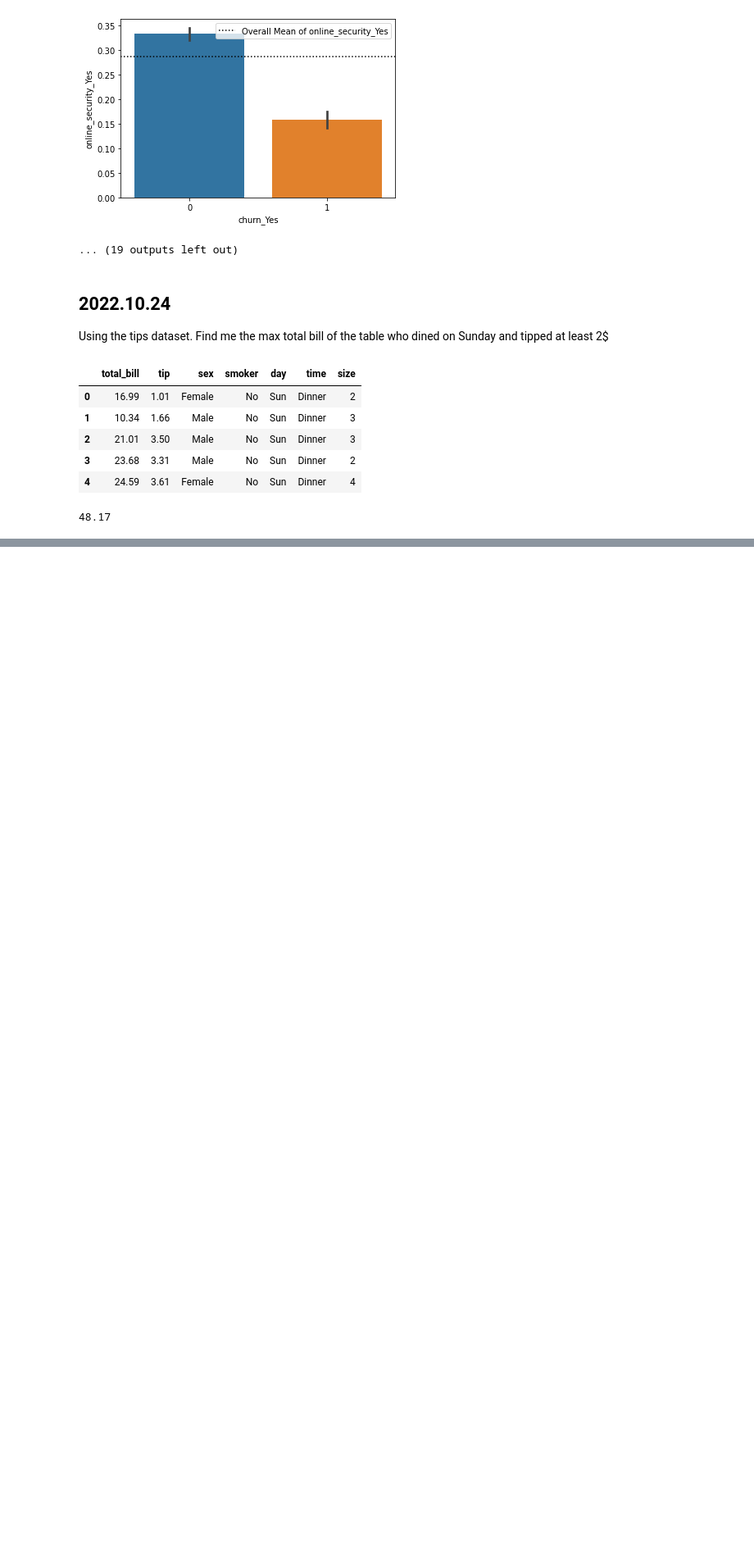
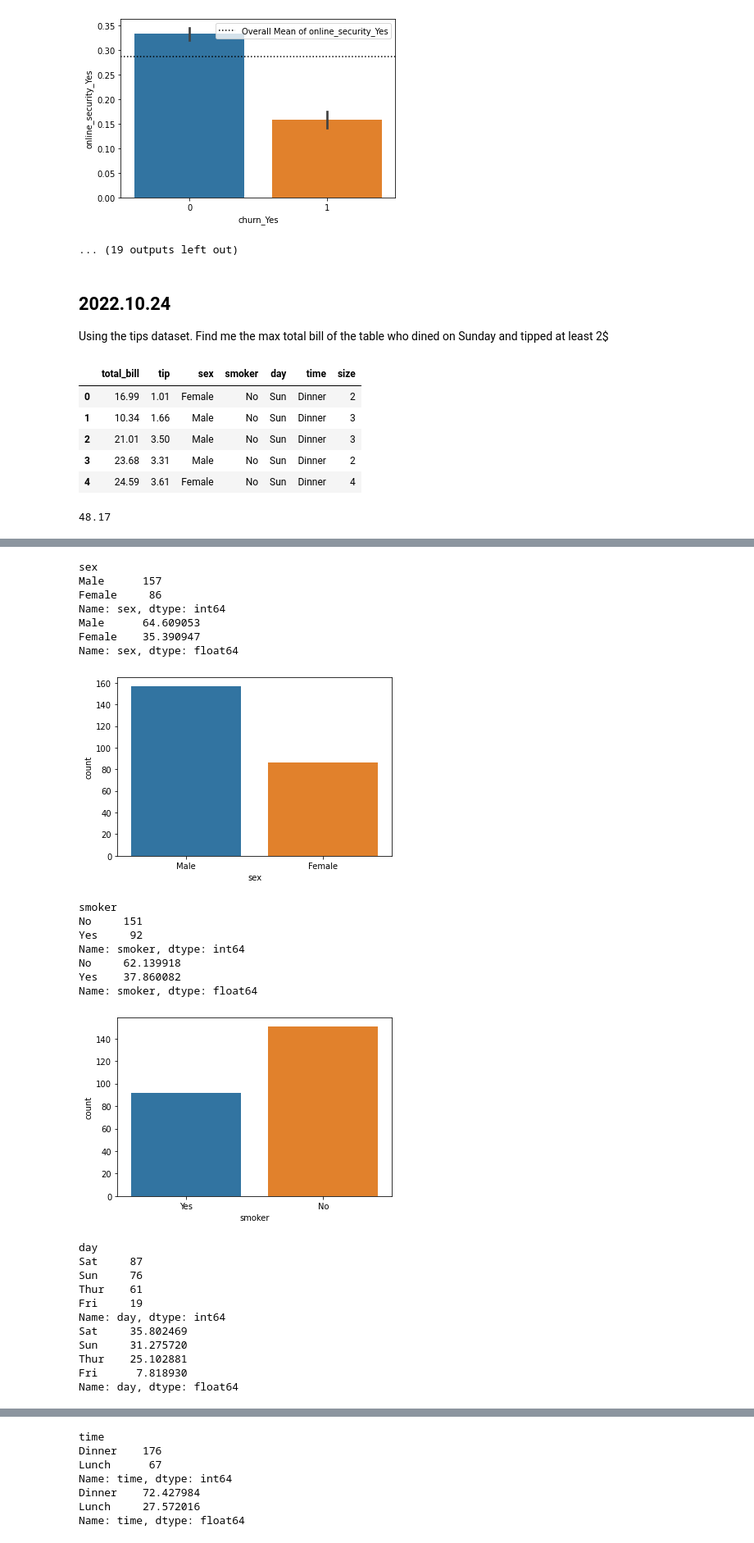
Before and after one commit to markydoug/classification-exercises, a Jupyter notebook: Warmup.ipynb, the cells around one changed output, grey strips where cells are left out. Shown: that part at 82% size. Saved outputs shown, nothing was run; the diff lists cells and outputs as text; code cells hidden in the pictures; blank space fills up the shorter version.

```diff
--- a/Warmup.ipynb
+++ b/Warmup.ipynb
@@ -99,0 +209,35 @@ sun_diners.total_bill.max()
+# %%
+for col in cat_vars:
+        print(col)
+        print(df[col].value_counts())
+        print(df[col].value_counts(normalize=True)*100)
+        sns.countplot(x=col, data=df)
+        plt.show()
+# %% [output]
+sex
+Male      157
+Female     86
+Name: sex, dtype: int64
+Male      64.609053
+Female    35.390947
+Name: sex, dtype: float64
+[figure, added]
+smoker
+No     151
+Yes     92
+Name: smoker, dtype: int64
+No     62.139918
+Yes    37.860082
+Name: smoker, dtype: float64
+[figure, added]
+day
+Sat     87
+Sun     76
+Thur    61
+Fri     19
+Name: day, dtype: int64
+Sat     35.802469
+Sun     31.275720
+Thur    25.102881
+Fri      7.818930
+Name: day, dtype: float64
@@ -99,0 +245,7 @@ sun_diners.total_bill.max()
+time
+Dinner    176
+Lunch      67
+Name: time, dtype: int64
+Dinner    72.427984
+Lunch     27.572016
+Name: time, dtype: float64
```
Also changed, not shown: parts of 16 cells of this notebook.
